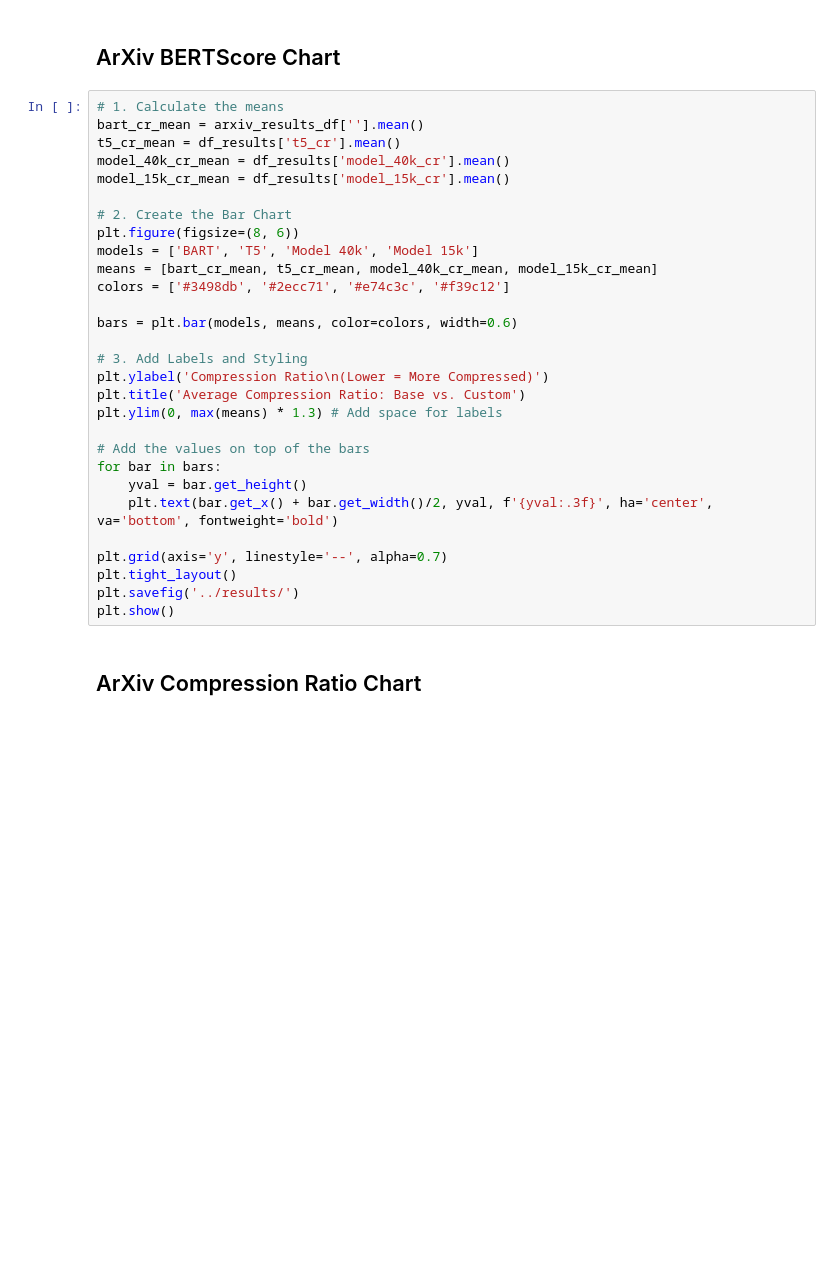
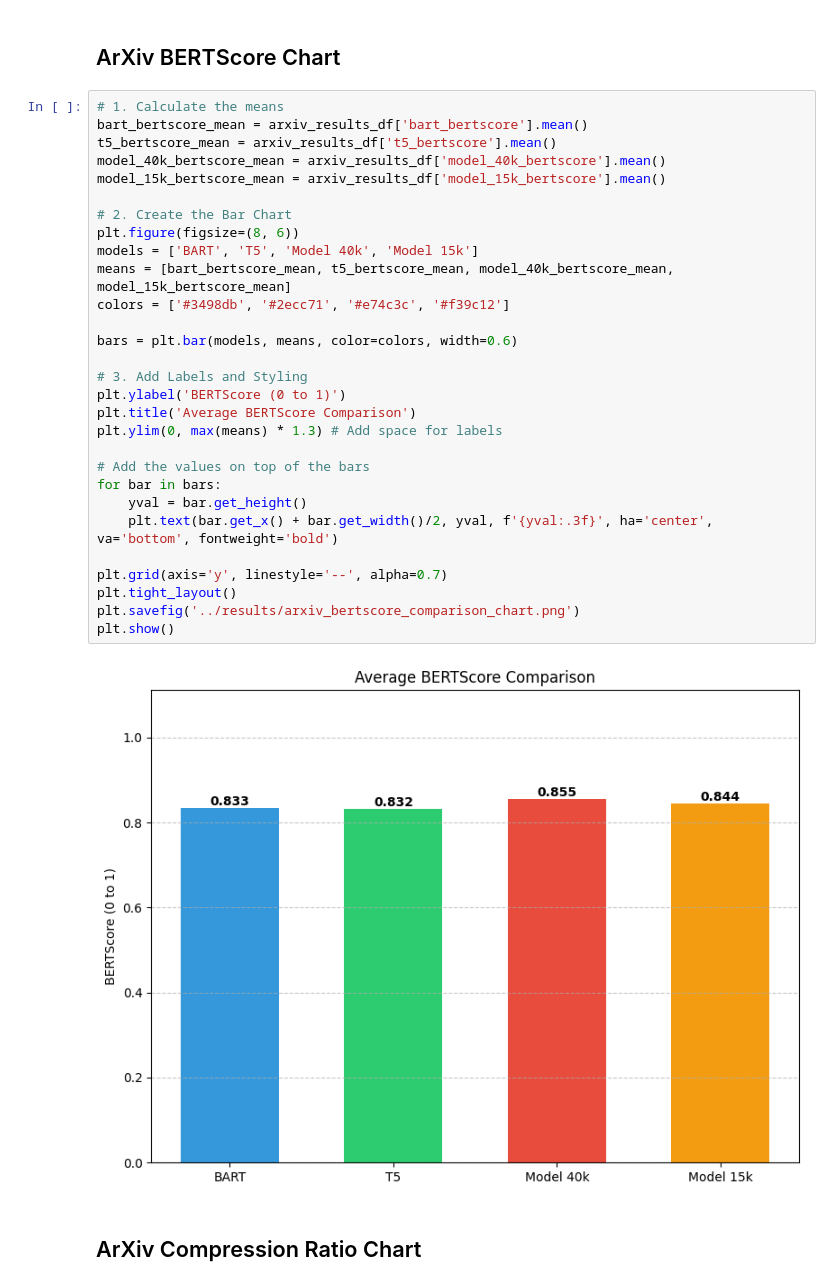
Before and after one commit to jalee29/CMPE-252-summary-project, a Jupyter notebook: experiments/result_graphs.ipynb, the cells around one changed output. Drawn from its saved outputs; the diff is of its cells as text; blank space fills up the shorter version.

```diff
--- a/experiments/result_graphs.ipynb
+++ b/experiments/result_graphs.ipynb
@@ -116,33 +116,35 @@ plt.show()
 ## ArXiv BERTScore Chart
 # %%
 # 1. Calculate the means
-bart_cr_mean = arxiv_results_df[''].mean()
-t5_cr_mean = df_results['t5_cr'].mean()
-model_40k_cr_mean = df_results['model_40k_cr'].mean()
-model_15k_cr_mean = df_results['model_15k_cr'].mean()
+bart_bertscore_mean = arxiv_results_df['bart_bertscore'].mean()
+t5_bertscore_mean = arxiv_results_df['t5_bertscore'].mean()
+model_40k_bertscore_mean = arxiv_results_df['model_40k_bertscore'].mean()
+model_15k_bertscore_mean = arxiv_results_df['model_15k_bertscore'].mean()
 
 # 2. Create the Bar Chart
 plt.figure(figsize=(8, 6))
 models = ['BART', 'T5', 'Model 40k', 'Model 15k']
-means = [bart_cr_mean, t5_cr_mean, model_40k_cr_mean, model_15k_cr_mean]
+means = [bart_bertscore_mean, t5_bertscore_mean, model_40k_bertscore_mean, model_15k_bertscore_mean]
 colors = ['#3498db', '#2ecc71', '#e74c3c', '#f39c12']
 
 bars = plt.bar(models, means, color=colors, width=0.6)
 
 # 3. Add Labels and Styling
-plt.ylabel('Compression Ratio\n(Lower = More Compressed)')
-plt.title('Average Compression Ratio: Base vs. Custom')
+plt.ylabel('BERTScore (0 to 1)')
+plt.title('Average BERTScore Comparison')
 plt.ylim(0, max(means) * 1.3) # Add space for labels
 
 # Add the values on top of the bars
 for bar in bars:
     yval = bar.get_height()
     plt.text(bar.get_x() + bar.get_width()/2, yval, f'{yval:.3f}', ha='center', va='bottom', fontweight='bold')
 
 plt.grid(axis='y', linestyle='--', alpha=0.7)
 plt.tight_layout()
-plt.savefig('../results/')
+plt.savefig('../results/arxiv_bertscore_comparison_chart.png')
 plt.show()
+# %% [output]
+[figure, added]
 # %% [markdown]
 ## ArXiv Compression Ratio Chart
 # %%
```
Also changed, not shown: parts of 12 cells of this notebook, 10 other files.
